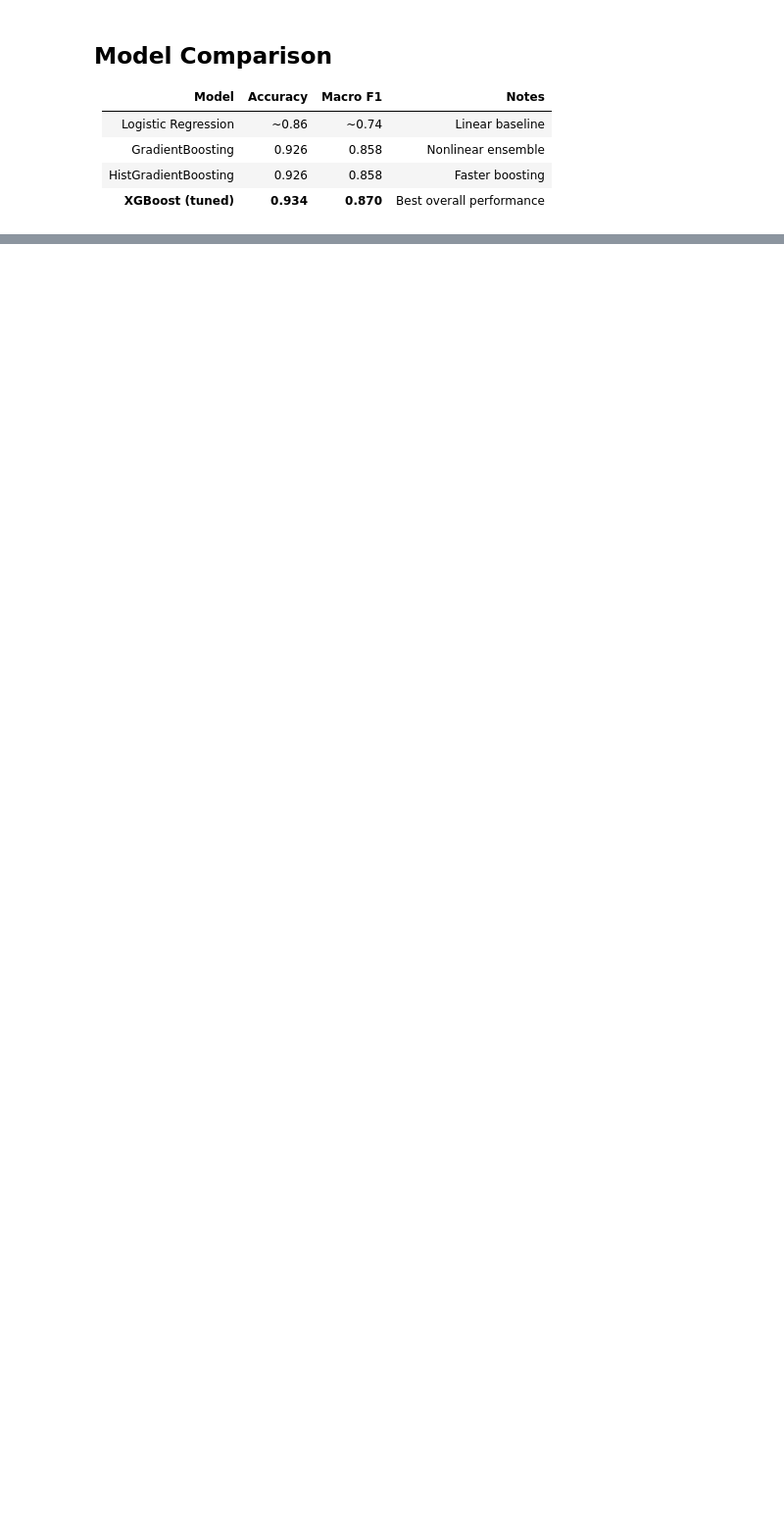
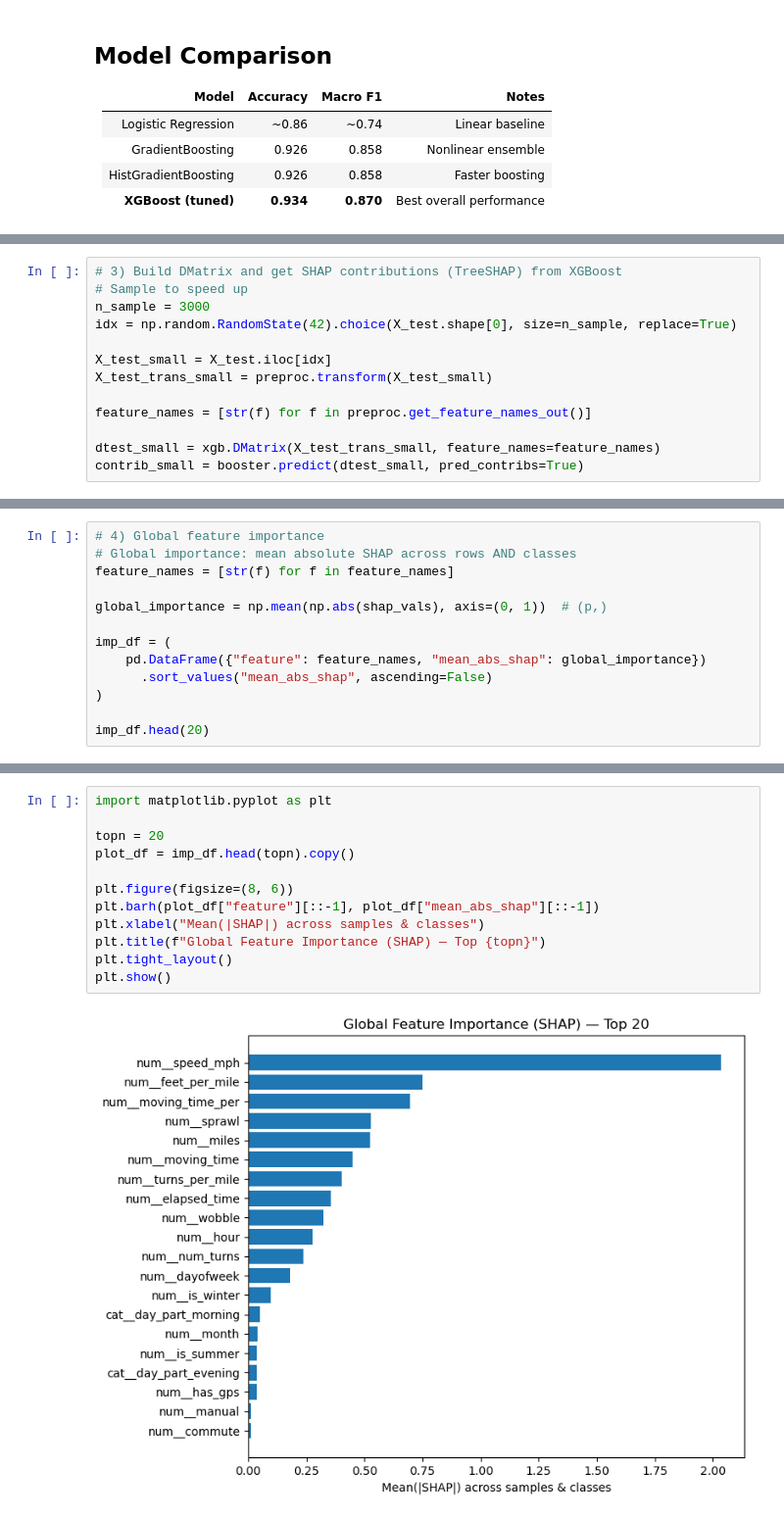
Before and after one commit to OGladfelter/sport-classification-model, a Jupyter notebook: 03-modeling_sola.ipynb, the cells around one changed output, grey strips where cells are left out. Shown at 98% size. Drawn from its saved outputs; the diff is of its cells as text; blank space fills up the shorter version.

```diff
--- a/03-modeling_sola.ipynb
+++ b/03-modeling_sola.ipynb
@@ -750,0 +867,13 @@ weighted avg       0.93      0.93      0.93     79583
+# %%
+# 3) Build DMatrix and get SHAP contributions (TreeSHAP) from XGBoost
+# Sample to speed up
+n_sample = 3000
+idx = np.random.RandomState(42).choice(X_test.shape[0], size=n_sample, replace=True)
+
+X_test_small = X_test.iloc[idx]
+X_test_trans_small = preproc.transform(X_test_small)
+
+feature_names = [str(f) for f in preproc.get_feature_names_out()]
+
+dtest_small = xgb.DMatrix(X_test_trans_small, feature_names=feature_names)
+contrib_small = booster.predict(dtest_small, pred_contribs=True)
@@ -750,0 +931,13 @@ weighted avg       0.93      0.93      0.93     79583
+# %%
+# 4) Global feature importance
+# Global importance: mean absolute SHAP across rows AND classes
+feature_names = [str(f) for f in feature_names]
+
+global_importance = np.mean(np.abs(shap_vals), axis=(0, 1))  # (p,)
+
+imp_df = (
+    pd.DataFrame({"feature": feature_names, "mean_abs_shap": global_importance})
+      .sort_values("mean_abs_shap", ascending=False)
+)
+
+imp_df.head(20)
@@ -750,0 +962,14 @@ weighted avg       0.93      0.93      0.93     79583
+# %%
+import matplotlib.pyplot as plt
+
+topn = 20
+plot_df = imp_df.head(topn).copy()
+
+plt.figure(figsize=(8, 6))
+plt.barh(plot_df["feature"][::-1], plot_df["mean_abs_shap"][::-1])
+plt.xlabel("Mean(|SHAP|) across samples & classes")
+plt.title(f"Global Feature Importance (SHAP) — Top {topn}")
+plt.tight_layout()
+plt.show()
+# %% [output]
+[figure, added]
```
Also changed, not shown: parts of 27 cells of this notebook.
